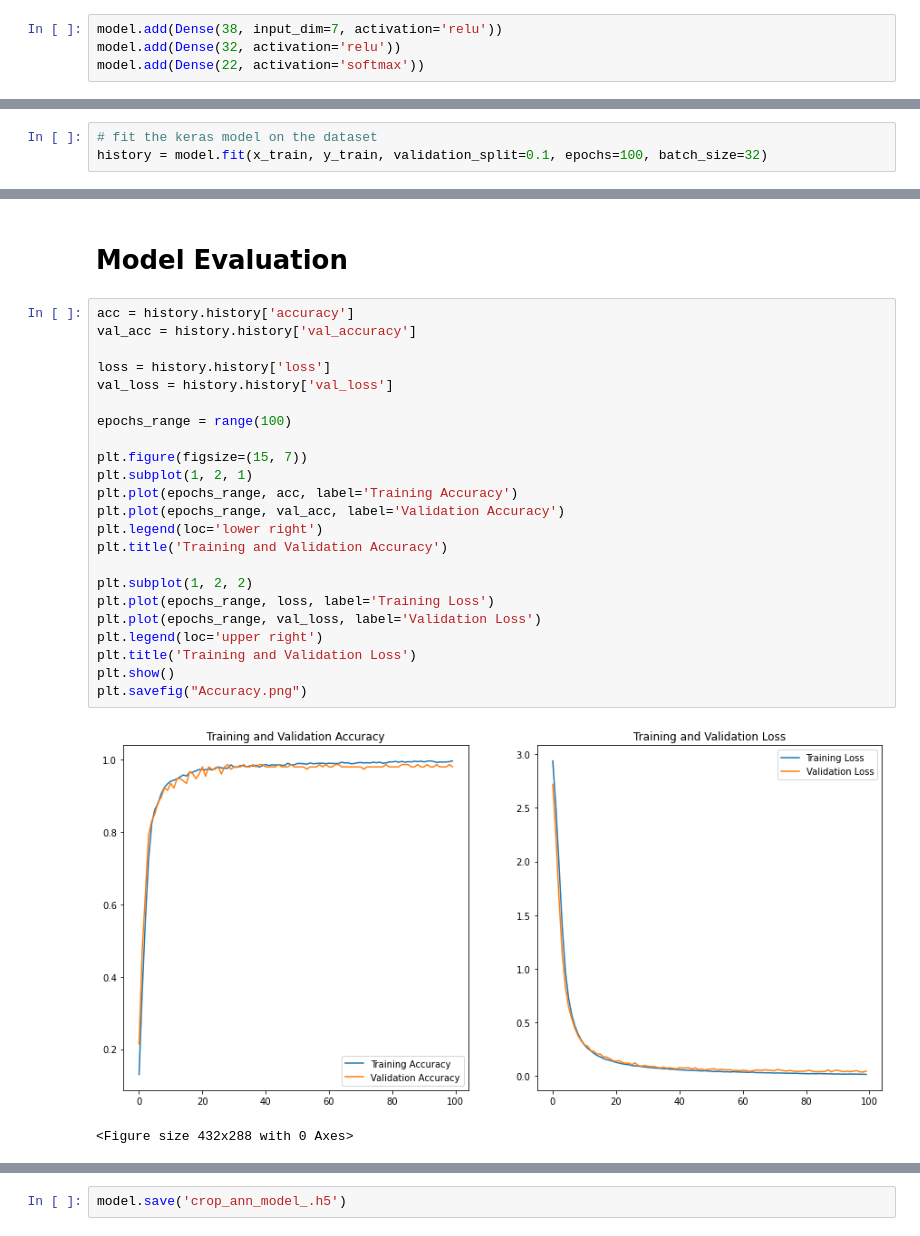
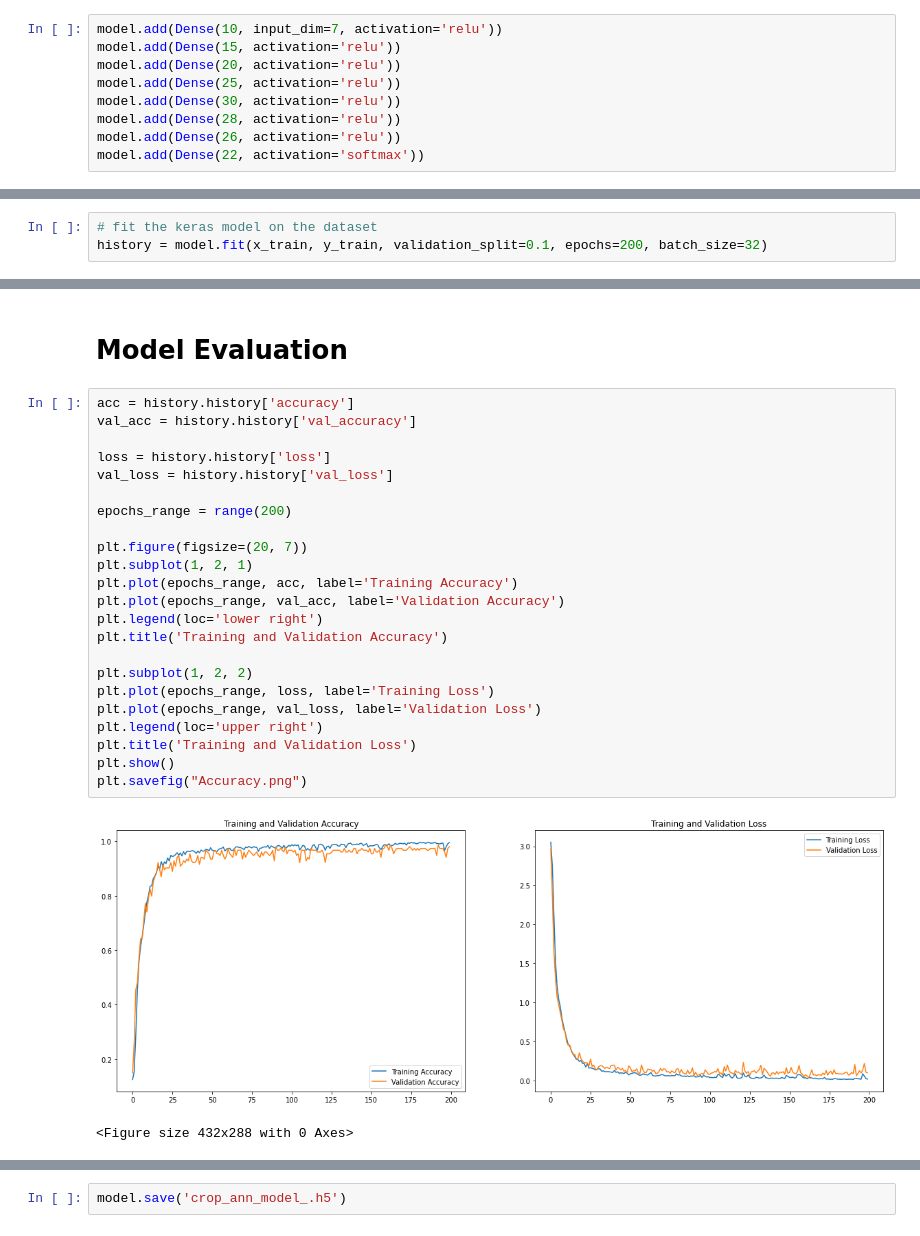
Before and after one commit to Ranakarmakar/Crop-Recommendation-System, a Jupyter notebook: Crop Recommendation.ipynb, the cells around one changed output, grey strips where cells are left out. Cells and saved outputs as stored; diff of their text form.

```diff
--- a/Crop Recommendation.ipynb
+++ b/Crop Recommendation.ipynb
@@ -322,8 +322,13 @@ from tensorflow.keras.layers import Dense
 # %%
 model = Sequential()
 # %%
-model.add(Dense(38, input_dim=7, activation='relu'))
-model.add(Dense(32, activation='relu'))
+model.add(Dense(10, input_dim=7, activation='relu'))
+model.add(Dense(15, activation='relu'))
+model.add(Dense(20, activation='relu'))
+model.add(Dense(25, activation='relu'))
+model.add(Dense(30, activation='relu'))
+model.add(Dense(28, activation='relu'))
+model.add(Dense(26, activation='relu'))
 model.add(Dense(22, activation='softmax'))
 # %%
 # compile the keras model
@@ -348,5 +355,5 @@ Non-trainable params: 0
 _________________________________________________________________
 # %%
 # fit the keras model on the dataset
-history = model.fit(x_train, y_train, validation_split=0.1, epochs=100, batch_size=32)
+history = model.fit(x_train, y_train, validation_split=0.1, epochs=200, batch_size=32)
 # %% [output]
@@ -372,28 +379,28 @@ Epoch 100/100
 # %%
 acc = history.history['accuracy']
 val_acc = history.history['val_accuracy']
 
 loss = history.history['loss']
 val_loss = history.history['val_loss']
 
-epochs_range = range(100)
+epochs_range = range(200)
 
-plt.figure(figsize=(15, 7))
+plt.figure(figsize=(20, 7))
 plt.subplot(1, 2, 1)
 plt.plot(epochs_range, acc, label='Training Accuracy')
 plt.plot(epochs_range, val_acc, label='Validation Accuracy')
 plt.legend(loc='lower right')
 plt.title('Training and Validation Accuracy')
 
 plt.subplot(1, 2, 2)
 plt.plot(epochs_range, loss, label='Training Loss')
 plt.plot(epochs_range, val_loss, label='Validation Loss')
 plt.legend(loc='upper right')
 plt.title('Training and Validation Loss')
 plt.show()
 plt.savefig("Accuracy.png")
 # %% [output]
-[figure, old version]
+[figure, new version]
 <Figure size 432x288 with 0 Axes>
 # %%
 scores = model.evaluate(x_test, y_test)
```
Also changed, not shown: parts of 16 cells of this notebook, 2 other files.
